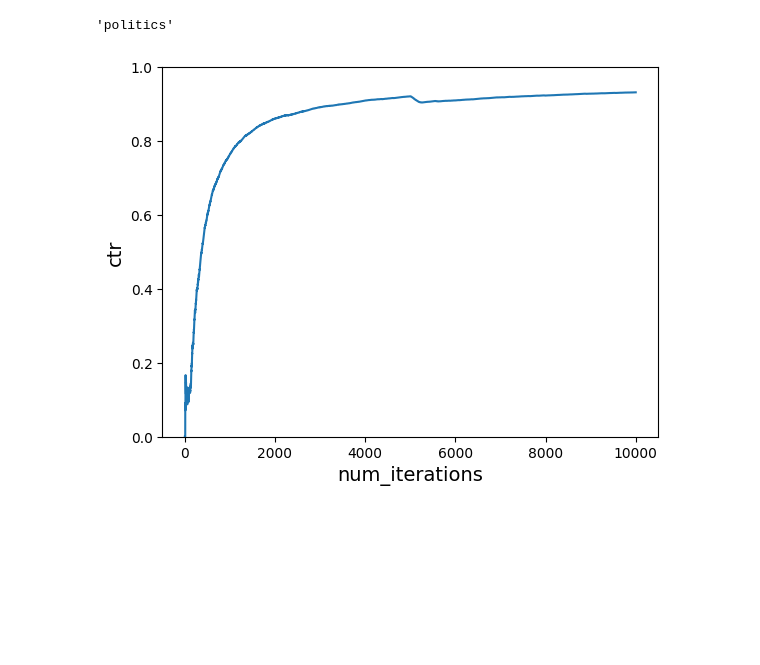
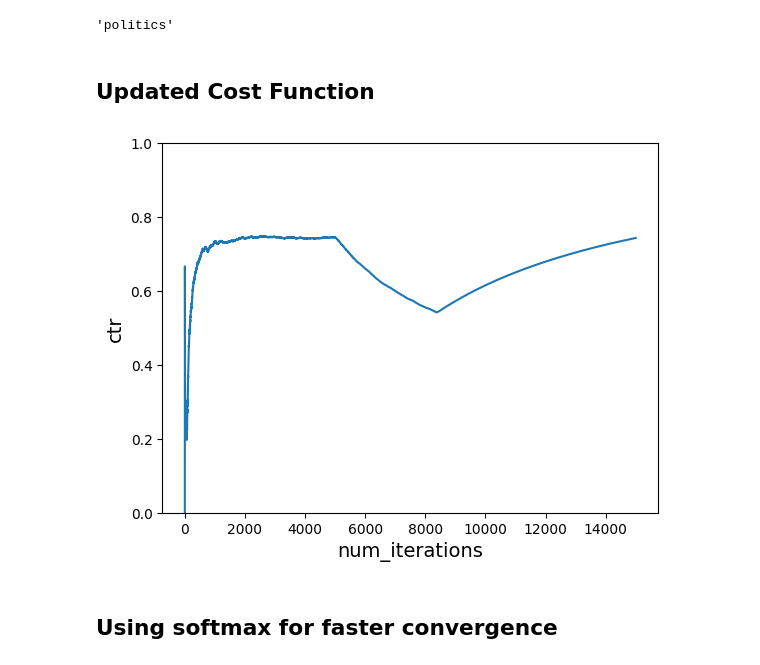
Before and after one commit to alextanhongpin/python-bandit, a Jupyter notebook: 08_neural_bandit.ipynb, the cells around one changed output. Saved outputs shown, nothing was run; the diff lists cells and outputs as text; code cells hidden in the pictures; blank space fills up the shorter version.

```diff
--- a/08_neural_bandit.ipynb
+++ b/08_neural_bandit.ipynb
@@ -157,5 +176,6 @@ def get_action(model, context, actions, preprocess):
             for action in actions
         ]
     )
-    action = np.random.choice(actions, p=softmax(rewards, tau=0.2))
+    action = actions[np.argmax(rewards)]
+    # action = np.random.choice(actions, p=softmax(rewards, tau=0.2))
     return action
@@ -170,6 +199,7 @@ def run_simulation(
     do_learn=True,
     preprocess=one_hot_encode,
 ):
+    print(f"Learn: {do_learn}")
     cost_sum = 0.0
     ctr = []
 
@@ -191,8 +221,7 @@ def run_simulation(
             # 5. Learn
             model.partial_fit([preprocess(user, time_of_day, action)], [cost])
 
-        # We negate this so that on the plot instead of minimizing cost, we are maximizing reward
-        ctr.append(1 * cost_sum / i)
+        ctr.append(cost_sum / i)
 
     return ctr
 # %%
@@ -214,8 +244,9 @@ plot_ctr(num_iterations, ctr)
 # %%
 num_iterations = 5000
 # Need to fit at least once.
-model = MLPRegressor(activation="relu", random_state=42)
-model.partial_fit([feature_interaction("Tom", "morning", "politics")], [1])
+model = MLPRegressor(random_state=42)
+model.partial_fit([feature_interaction("Tom", "morning", "politics")], [0])
+
 ctr = run_simulation(
     model,
     num_iterations,
@@ -242,6 +274,8 @@ context = {"user": "Anna", "time_of_day": "afternoon"}
 get_action(model, context, actions, feature_interaction)
 # %% [output]
 'politics'
+# %% [markdown]
+## Updated Cost Function
 # %%
 def get_cost_new1(context, action):
     match (context["user"], context["time_of_day"], action):
@@ -292,28 +326,30 @@ def run_simulation_multiple_cost_functions(
                 # 5. Inform VW of what happened so we can learn from it
                 model.partial_fit([preprocess(user, time_of_day, action)], [cost])
 
-            ctr.append(1 * cost_sum / i)
+            ctr.append(cost_sum / i)
         start_counter = end_counter
         end_counter = start_counter + num_iterations
 
     return ctr
 # %%
-model = MLPRegressor(activation="relu", random_state=42)
-cost_functions = [get_cost, get_cost_new1]
+model = MLPRegressor(random_state=42)
+cost_functions = [get_cost, get_cost_new1, get_cost_new1]
 num_iterations_per_cost_func = 5000
 total_iterations = num_iterations_per_cost_func * len(cost_functions)
 
 # Need to fit at least one data before using.\n",
 model.partial_fit([feature_interaction("Tom", "morning", "politics")], [1])
 ctr = run_simulation_multiple_cost_functions(
     model,
     num_iterations_per_cost_func,
     users,
     times_of_day,
     actions,
     cost_functions,
     preprocess=feature_interaction,
 )
 plot_ctr(total_iterations, ctr)
 # %% [output]
-[figure, old version]
+[figure, new version]
+# %% [markdown]
+## Using softmax for faster convergence
```
Also changed, not shown: parts of 13 cells of this notebook, 8 other files.
